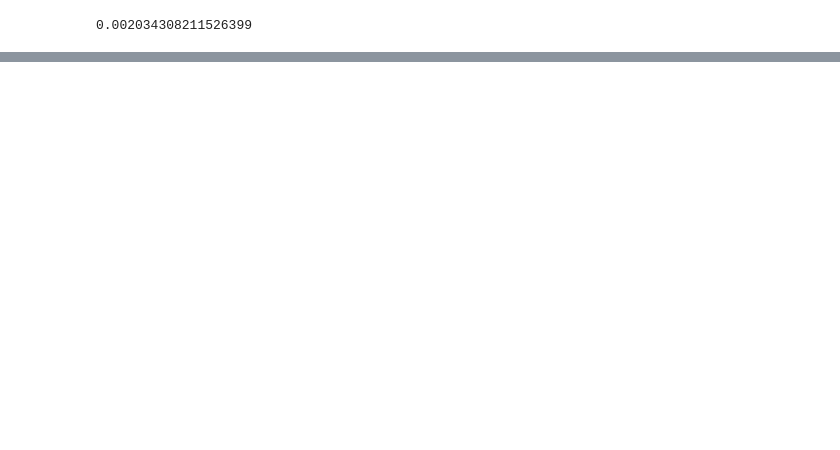
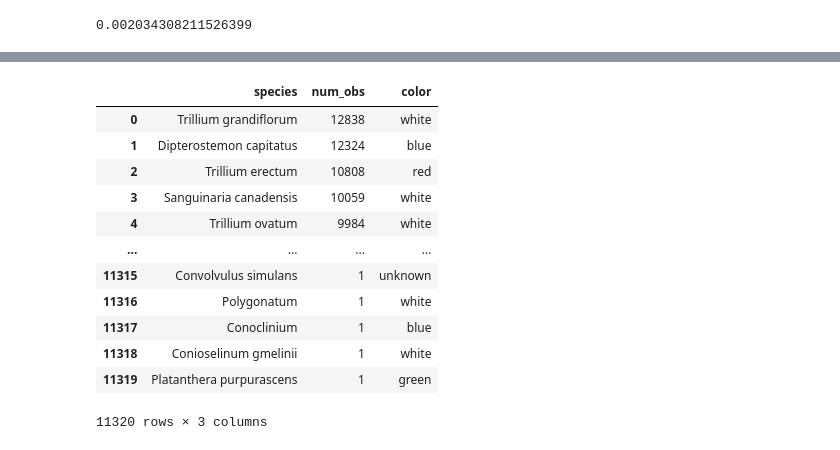
Before and after one commit to pmckenz1/flower_color_phenology, a Jupyter notebook: notebooks/explore_inat_observations.ipynb, the cells around one changed output, grey strips where cells are left out. Cells and saved outputs as stored; diff of their text form; code cells hidden in the pictures; blank space fills up the shorter version.

Commit message:
more notebooks, redoing maps with Oct2023 data, and first pass at gpt labeling

```diff
--- a/notebooks/explore_inat_observations.ipynb
+++ b/notebooks/explore_inat_observations.ipynb
@@ -446,0 +574,18 @@ mark2 = axes.plot(red_x_fit,red_y_fit,color='red')
+# %%
+gpt_labeled = pd.read_csv('./data/simplified_gpt_labeled_remaining_flowering_species.csv')
+# %%
+gpt_labeled
+# %% [output]
+|  | species | num_obs | color |
+| 0 | Trillium grandiflorum | 12838 | white |
+| 1 | Dipterostemon capitatus | 12324 | blue |
+| 2 | Trillium erectum | 10808 | red |
+| 3 | Sanguinaria canadensis | 10059 | white |
+| 4 | Trillium ovatum | 9984 | white |
+| ... | ... | ... | ... |
+| 11315 | Convolvulus simulans | 1 | unknown |
+| 11316 | Polygonatum | 1 | white |
+| 11317 | Conoclinium | 1 | blue |
+| 11318 | Conioselinum gmelinii | 1 | white |
+| 11319 | Platanthera purpurascens | 1 | green |
+11320 rows × 3 columns
```
Also changed, not shown: parts of 35 cells of this notebook, 3 other files.
